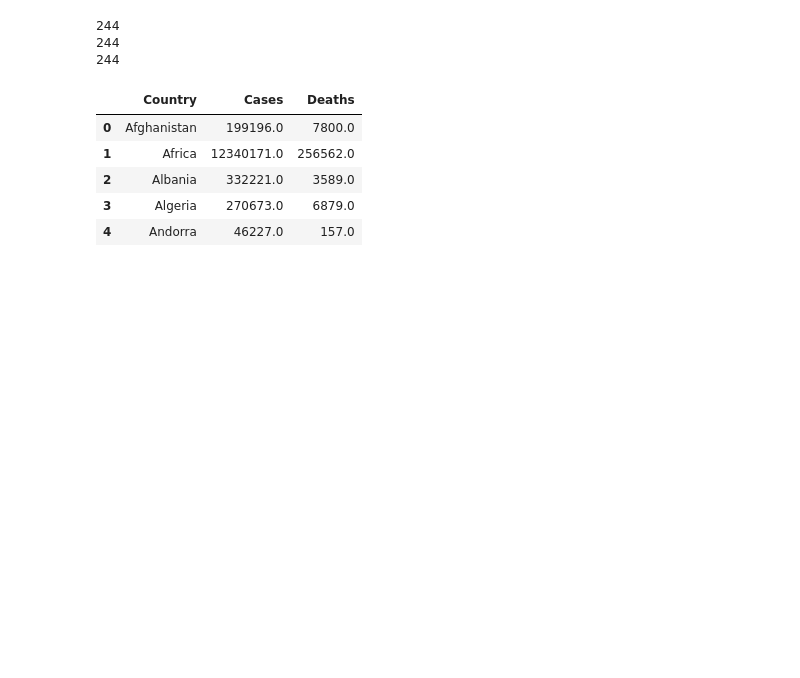
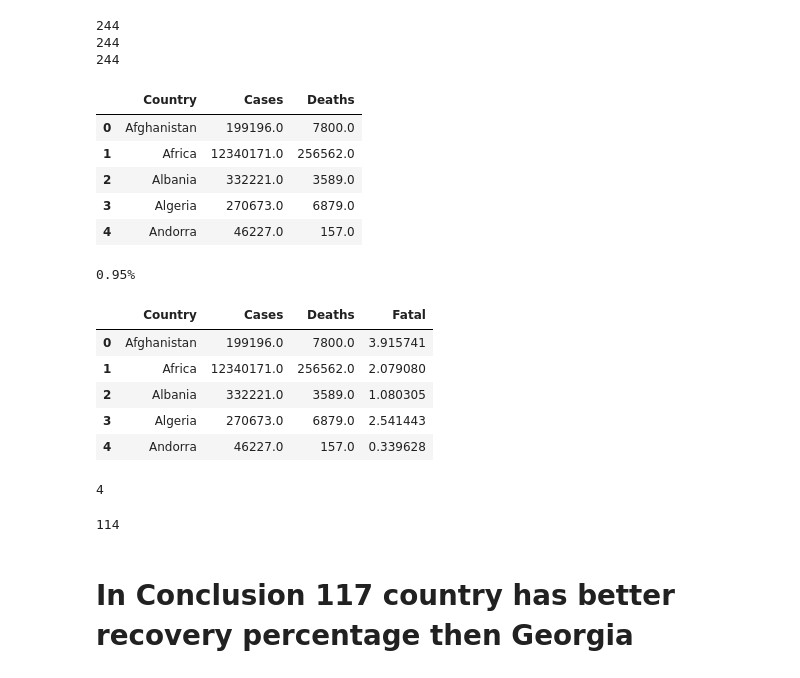
Before and after one commit to Chumardo/covid_cases_visualization, a Jupyter notebook: main.ipynb, the cells around one changed output. Saved outputs shown, nothing was run; the diff lists cells and outputs as text; code cells hidden in the pictures; blank space fills up the shorter version.

Commit message:
georgia fatality compare

```diff
--- a/main.ipynb
+++ b/main.ipynb
@@ -157,0 +157,16 @@ popul_of_georgia = 3744385
+# %%
+fatal_prc = "%.2f" % (deaths_in_georgia / cases_in_georgia * 100)
+print(f"{fatal_prc}%")
+# %% [output]
+0.95%
+# %%
+new_data = country_data.assign(Fatal=lambda x: (x.Deaths / x.Cases) * 100)
+# %%
+new_data.head()
+# %% [output]
+|  | Country | Cases | Deaths | Fatal |
+| 0 | Afghanistan | 199196.0 | 7800.0 | 3.915741 |
+| 1 | Africa | 12340171.0 | 256562.0 | 2.079080 |
+| 2 | Albania | 332221.0 | 3589.0 | 1.080305 |
+| 3 | Algeria | 270673.0 | 6879.0 | 2.541443 |
+| 4 | Andorra | 46227.0 | 157.0 | 0.339628 |
@@ -157,0 +175,14 @@ popul_of_georgia = 3744385
+# %%
+countries_without_death_records = len(new_data['Fatal'][new_data['Fatal'] == 0])
+print(countries_without_death_records)
+# %% [output]
+4
+# %%
+worst_result_then_georgia = len(new_data['Fatal'][new_data['Fatal'] > georgian_fatal_prc])
+better_result_then_georgia = len(new_data['Fatal'][new_data['Fatal'] > georgian_fatal_prc])
+print(worst_result_then_georgia)
+print(better_result_then_georgia)
+# %% [output]
+114
+# %% [markdown]
+# In Conclusion 117 country has better recovery percentage then Georgia
```
Also changed, not shown: parts of 3 cells of this notebook.
